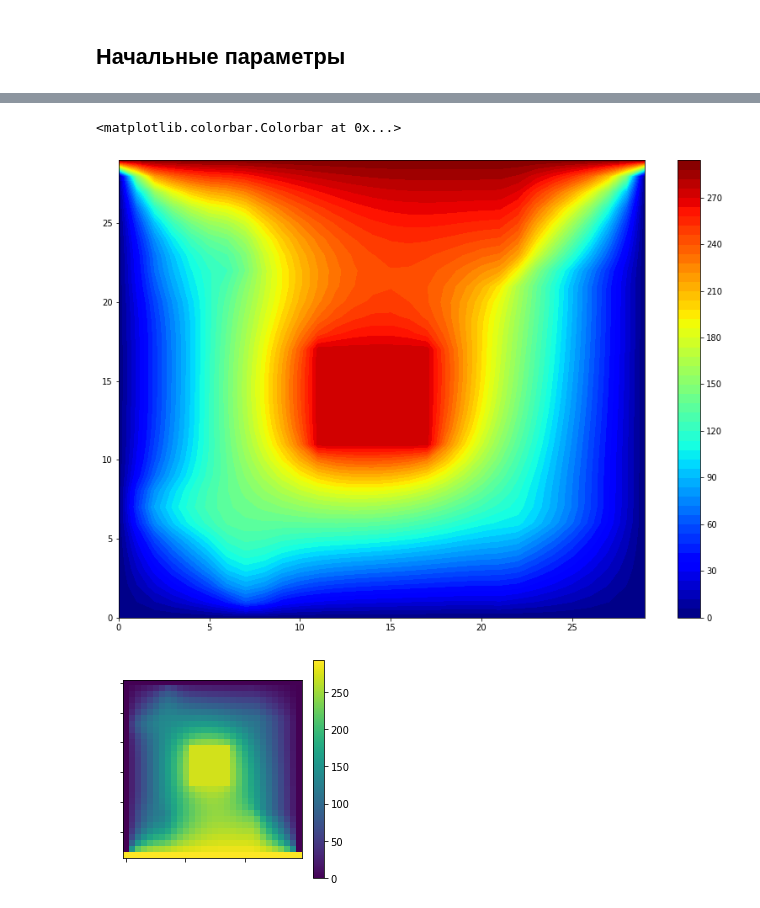
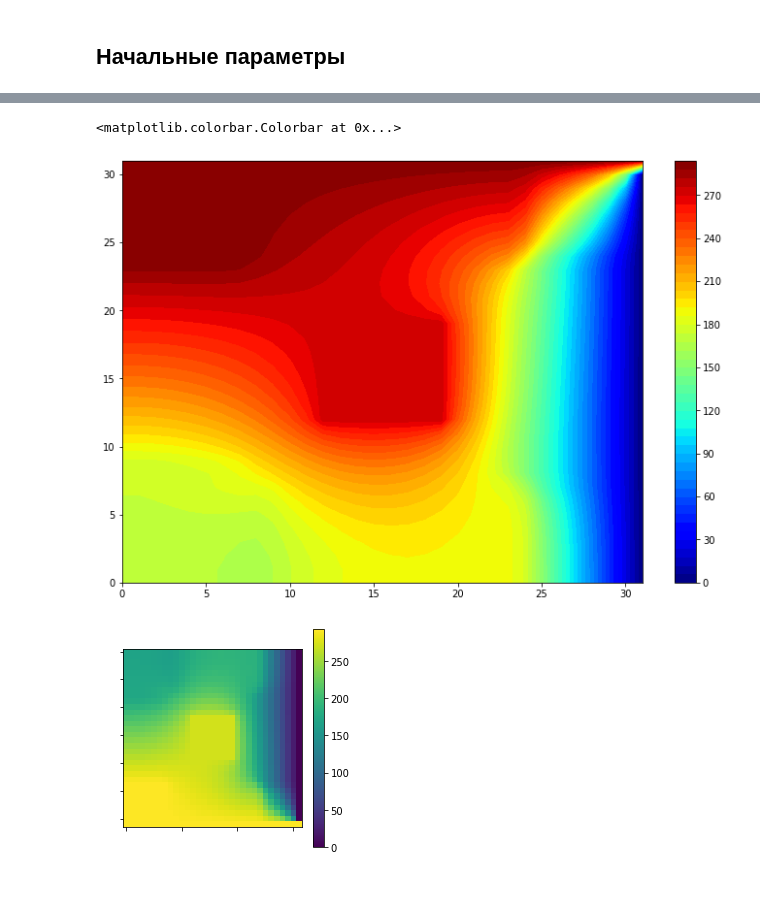
Before and after one commit to dimared/vmetf, a Jupyter notebook: 3task.ipynb, the cells around one changed output, grey strips where cells are left out. Drawn from its saved outputs; the diff is of its cells as text; code cells hidden in the pictures.

```diff
--- a/3task.ipynb
+++ b/3task.ipynb
@@ -10,7 +10,7 @@ from tqdm import tqdm_notebook
 # %% [markdown]
 ## Начальные параметры
 # %%
-N = 30
+N = 32
 T = np.zeros((N,N))
 T = np.random.random((N,N))
 
@@ -24,14 +24,18 @@ T0_internal = 273
 L0 = 0.1
 Lambda = np.full((N,N), L0)
 
+S_c = np.zeros((N,N))
+S_p = np.zeros((N,N))
+
 small = 1e-15
 
+# Определим внутренние граничные условия
 blocks= 4    # >= 1
+
+
 Lambda[(blocks-1)*N//blocks:, :N//blocks] = 1e20
 Lambda[(blocks-1)*N//blocks:, (blocks-1)*N//blocks:] = small
 
-S_c = np.zeros((N,N))
-S_p = np.zeros((N,N))
 
 M = 1e20
 
@@ -57,9 +61,13 @@ def refreshT():
     Зададим граничные условия на температуру
     """
 
-    T[0, :] = T0
-    T[:, 0] = T0
+    # внизу  - поток q = 0
+    T[0, :] = T[1, :]
+    # слева - поток q != 0
+    T[:, 0] = T[:, 1]
+    # справа - T = 0
     T[:, -1] = T0
+    # внизу - T != 0
     T[-1, :] = T1
 # %%
 def getab(i,j):
@@ -75,7 +83,7 @@ def getab(i,j):
 
 refreshT()
 
-for _ in tqdm_notebook(range(200)):
+for _ in tqdm_notebook(range(120)):
     T_prom = T.copy()
     for i in range(0,N-1):
         P = np.zeros(N)
@@ -95,33 +103,33 @@ for _ in tqdm_notebook(range(200)):
 
     for j in range(0,N-1):
         P = np.zeros(N)
         Q = np.zeros(N)
         Q[0] = T[0, j]
         for i in range(0,N-1):
             a_w, a_n, a_e, a_s, a_p, b = getab(i,j)
 
             P[i+1] = a_n / (a_p-a_s*P[i])
             Q[i+1] = (a_w*T[i,j-1]+a_e*T[i,j+1]+b + a_s*Q[i])/(a_p-a_s*P[i])
 
         for i in range(N-2, -1, -1):
             T_prom[i,j] = P[i+1]*T_prom[i+1,j]+Q[i+1]
 
     T = T_prom.copy()
     refreshT()
 
 
-fig, ax = plt.subplots(figsize = (14,10))
+fig, ax = plt.subplots(figsize = (12,8))
 colorinterpolation = 50
 colourMap = plt.cm.jet
 picture = ax.contourf(T, colorinterpolation, cmap=colourMap)
 fig.colorbar(picture)
 
 fig, ax = plt.subplots(figsize = (4,4))
 picture = ax.imshow(T)
 ax.tick_params(labelcolor='w')
 fig.colorbar(picture)
 # %% [output]
 [interactive output not drawn]
 <matplotlib.colorbar.Colorbar at 0x...>
-[figure, old version]
+[figure, new version]
-[figure, old version]
+[figure, new version]
```
Also changed, not shown: parts of 5 cells of this notebook.
